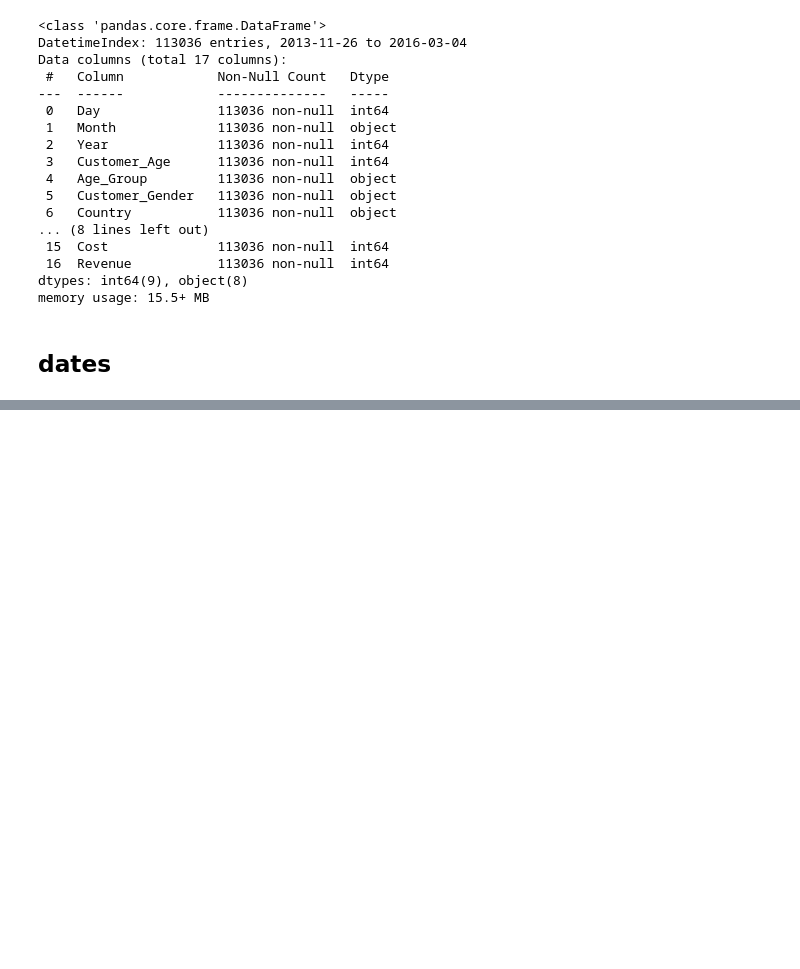
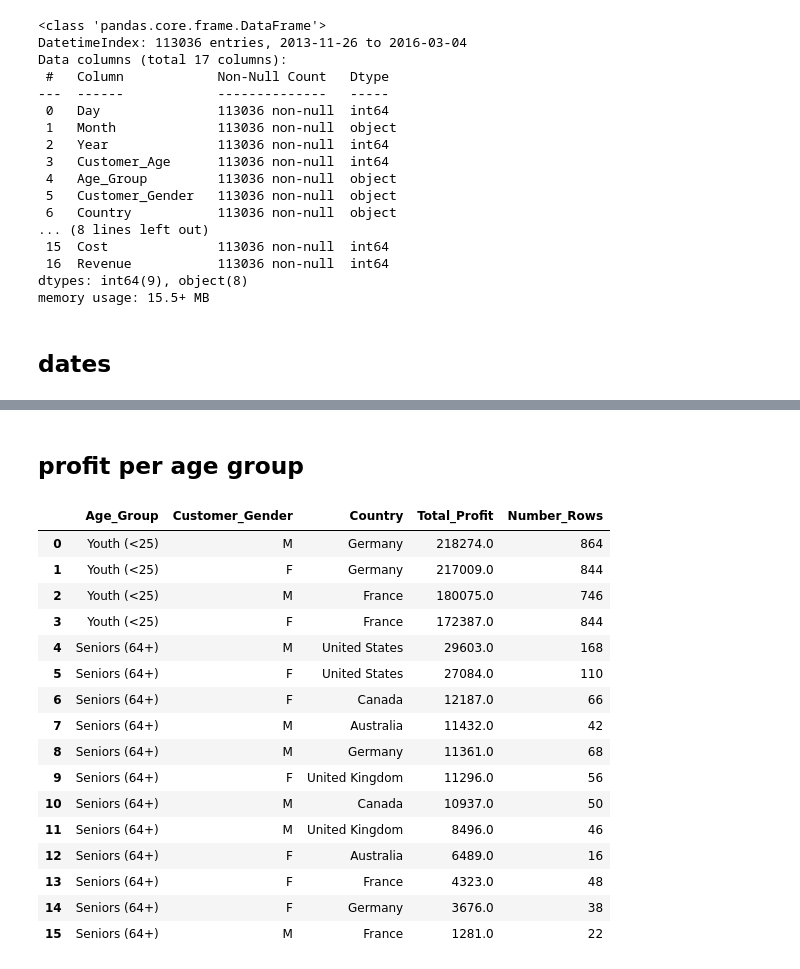
Before and after one commit to kokchun/ai_engineering_kokchun_giang, a Jupyter notebook: code-alongs/a1_repetition/bike_sales_eda_2.ipynb, the cells around one changed output, grey strips where cells are left out. Saved outputs shown, nothing was run; the diff lists cells and outputs as text; code cells hidden in the pictures; blank space fills up the shorter version.

```diff
--- a/code-alongs/a1_repetition/bike_sales_eda_2.ipynb
+++ b/code-alongs/a1_repetition/bike_sales_eda_2.ipynb
@@ -73,0 +85,43 @@ df.loc["2013-01-01": "2013-01-02"]
+# %% [markdown]
+## profit per age group
+# %%
+import duckdb
+
+df_small_groups = duckdb.query(
+    """
+    SELECT
+        age_group,
+        customer_gender,
+        country,
+        SUM(profit) AS Total_Profit,
+        COUNT(*) AS Number_Rows
+    FROM
+        df
+    GROUP BY
+        age_group, customer_gender, country
+    HAVING
+        number_rows < 1000
+    ORDER BY
+        total_profit DESC
+"""
+).df()
+
+df_small_groups
+# %% [output]
+|  | Age_Group | Customer_Gender | Country | Total_Profit | Number_Rows |
+| 0 | Youth (<25) | M | Germany | 218274.0 | 864 |
+| 1 | Youth (<25) | F | Germany | 217009.0 | 844 |
+| 2 | Youth (<25) | M | France | 180075.0 | 746 |
+| 3 | Youth (<25) | F | France | 172387.0 | 844 |
+| 4 | Seniors (64+) | M | United States | 29603.0 | 168 |
+| 5 | Seniors (64+) | F | United States | 27084.0 | 110 |
+| 6 | Seniors (64+) | F | Canada | 12187.0 | 66 |
+| 7 | Seniors (64+) | M | Australia | 11432.0 | 42 |
+| 8 | Seniors (64+) | M | Germany | 11361.0 | 68 |
+| 9 | Seniors (64+) | F | United Kingdom | 11296.0 | 56 |
+| 10 | Seniors (64+) | M | Canada | 10937.0 | 50 |
+| 11 | Seniors (64+) | M | United Kingdom | 8496.0 | 46 |
+| 12 | Seniors (64+) | F | Australia | 6489.0 | 16 |
+| 13 | Seniors (64+) | F | France | 4323.0 | 48 |
+| 14 | Seniors (64+) | F | Germany | 3676.0 | 38 |
+| 15 | Seniors (64+) | M | France | 1281.0 | 22 |
```
Also changed, not shown: parts of 3 cells of this notebook, 1 other file.
